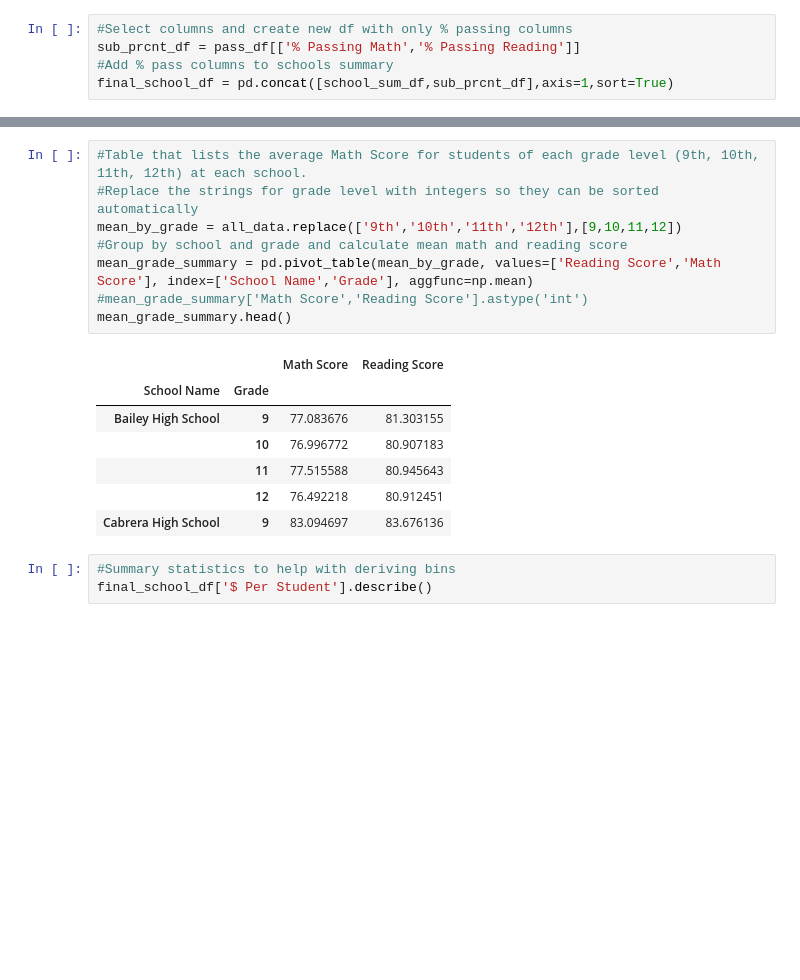
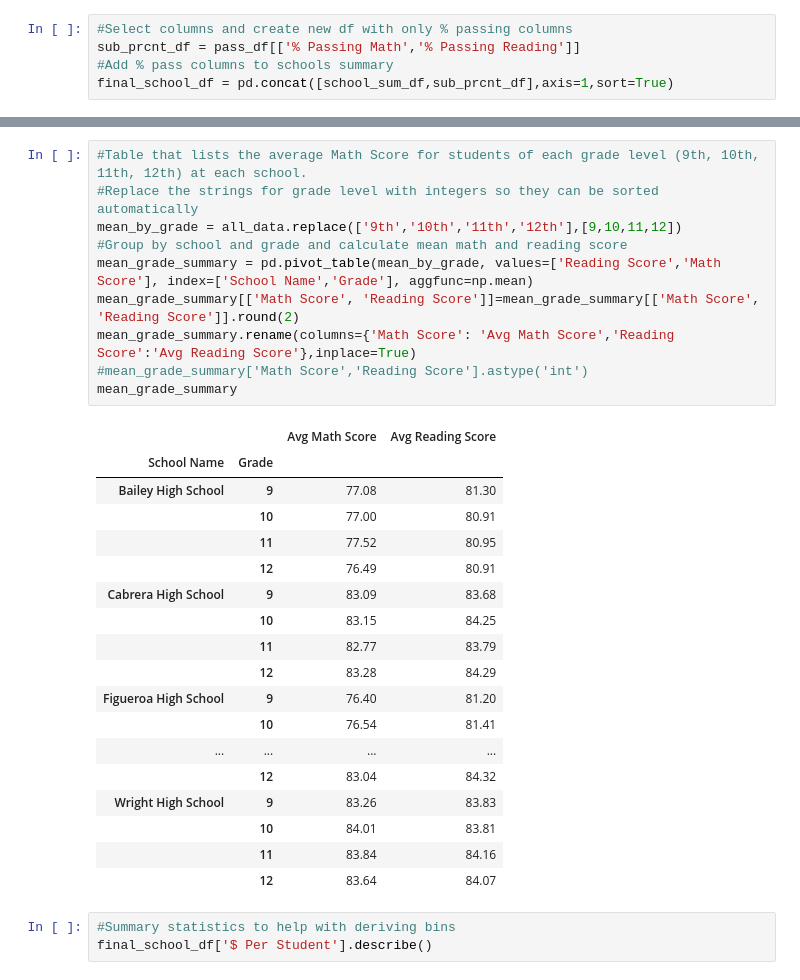
Before and after one commit to bman511/PyAcademy, a Jupyter notebook: PyCitySchoolsAnalysis.ipynb, the cells around one changed output, grey strips where cells are left out. Drawn from its saved outputs; the diff is of its cells as text; blank space fills up the shorter version.

```diff
--- a/PyCitySchoolsAnalysis.ipynb
+++ b/PyCitySchoolsAnalysis.ipynb
@@ -194,19 +199,32 @@ bottom_five
 # %%
 #Table that lists the average Math Score for students of each grade level (9th, 10th, 11th, 12th) at each school.
 #Replace the strings for grade level with integers so they can be sorted automatically
 mean_by_grade = all_data.replace(['9th','10th','11th','12th'],[9,10,11,12])
 #Group by school and grade and calculate mean math and reading score
 mean_grade_summary = pd.pivot_table(mean_by_grade, values=['Reading Score','Math Score'], index=['School Name','Grade'], aggfunc=np.mean)
+mean_grade_summary[['Math Score', 'Reading Score']]=mean_grade_summary[['Math Score', 'Reading Score']].round(2)
+mean_grade_summary.rename(columns={'Math Score': 'Avg Math Score','Reading Score':'Avg Reading Score'},inplace=True)
 #mean_grade_summary['Math Score','Reading Score'].astype('int')
-mean_grade_summary.head()
+mean_grade_summary
 # %% [output]
-|  |  | Math Score | Reading Score |
+|  |  | Avg Math Score | Avg Reading Score |
 | School Name | Grade |  |  |
-| Bailey High School | 9 | 77.083676 | 81.303155 |
-|  | 10 | 76.996772 | 80.907183 |
-|  | 11 | 77.515588 | 80.945643 |
-|  | 12 | 76.492218 | 80.912451 |
-| Cabrera High School | 9 | 83.094697 | 83.676136 |
+| Bailey High School | 9 | 77.08 | 81.30 |
+|  | 10 | 77.00 | 80.91 |
+|  | 11 | 77.52 | 80.95 |
+|  | 12 | 76.49 | 80.91 |
+| Cabrera High School | 9 | 83.09 | 83.68 |
+|  | 10 | 83.15 | 84.25 |
+|  | 11 | 82.77 | 83.79 |
+|  | 12 | 83.28 | 84.29 |
+| Figueroa High School | 9 | 76.40 | 81.20 |
+|  | 10 | 76.54 | 81.41 |
+| ... | ... | ... | ... |
+|  | 12 | 83.04 | 84.32 |
+| Wright High School | 9 | 83.26 | 83.83 |
+|  | 10 | 84.01 | 83.81 |
+|  | 11 | 83.84 | 84.16 |
+|  | 12 | 83.64 | 84.07 |
 # %%
 #Summary statistics to help with deriving bins
 final_school_df['$ Per Student'].describe()
```
Also changed, not shown: parts of 10 cells of this notebook.
